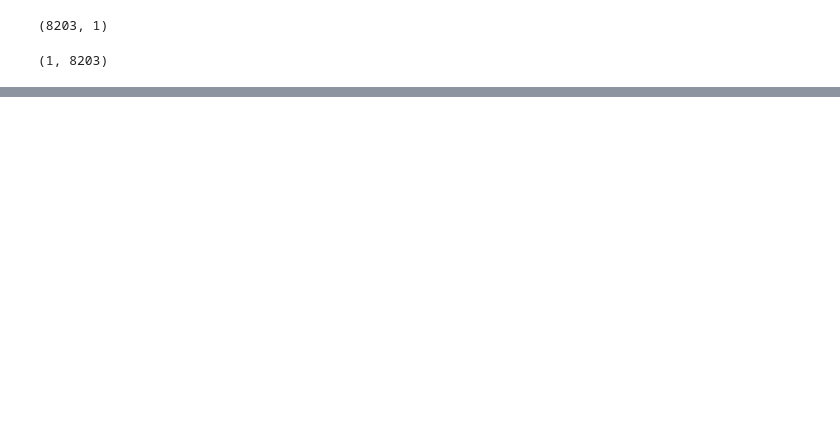
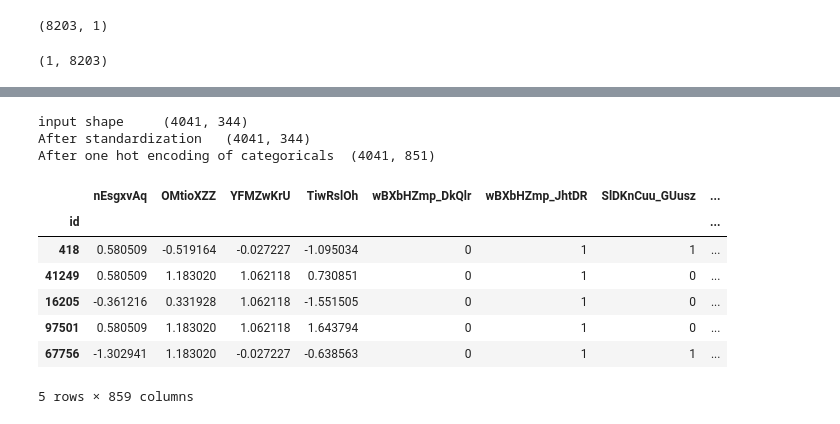
Before and after one commit to jaeycyril/poverty-prediction, a Jupyter notebook: wrangle_1.ipynb, the cells around one changed output, grey strips where cells are left out. Saved outputs shown, nothing was run; the diff lists cells and outputs as text; code cells hidden in the pictures; blank space fills up the shorter version.

```diff
--- a/wrangle_1.ipynb
+++ b/wrangle_1.ipynb
@@ -365,0 +278,17 @@ At Epoch 1400, Cost is 0.23350806534290314
+# %%
+a_test = pre_process_data(a_test, enforce_cols=a_trainX.columns)
+# %% [output]
+input shape     (4041, 344)
+After standardization   (4041, 344)
+After one hot encoding of categoricals  (4041, 851)
+# %%
+a_test.head()
+# %% [output]
+|  | nEsgxvAq | OMtioXZZ | YFMZwKrU | TiwRslOh | wBXbHZmp_DkQlr | wBXbHZmp_JhtDR | SlDKnCuu_GUusz | ... |
+| id |  |  |  |  |  |  |  | ... |
+| 418 | 0.580509 | -0.519164 | -0.027227 | -1.095034 | 0 | 1 | 1 | ... |
+| 41249 | 0.580509 | 1.183020 | 1.062118 | 0.730851 | 0 | 1 | 0 | ... |
+| 16205 | -0.361216 | 0.331928 | 1.062118 | -1.551505 | 0 | 1 | 0 | ... |
+| 97501 | 0.580509 | 1.183020 | 1.062118 | 1.643794 | 0 | 1 | 0 | ... |
+| 67756 | -1.302941 | 1.183020 | -0.027227 | -0.638563 | 0 | 1 | 1 | ... |
+5 rows × 859 columns
```
Also changed, not shown: parts of 28 cells of this notebook, 4 other files.
